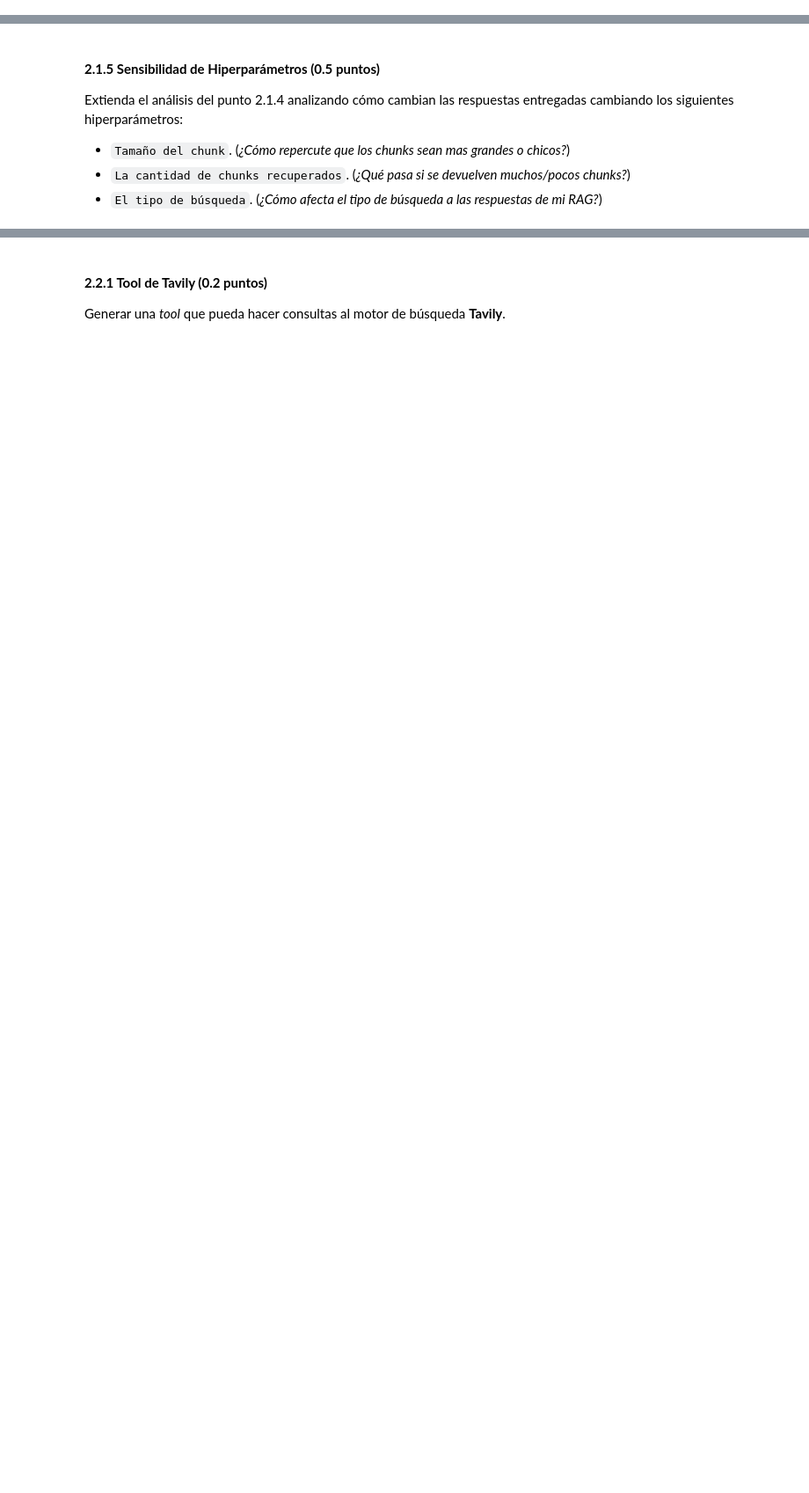
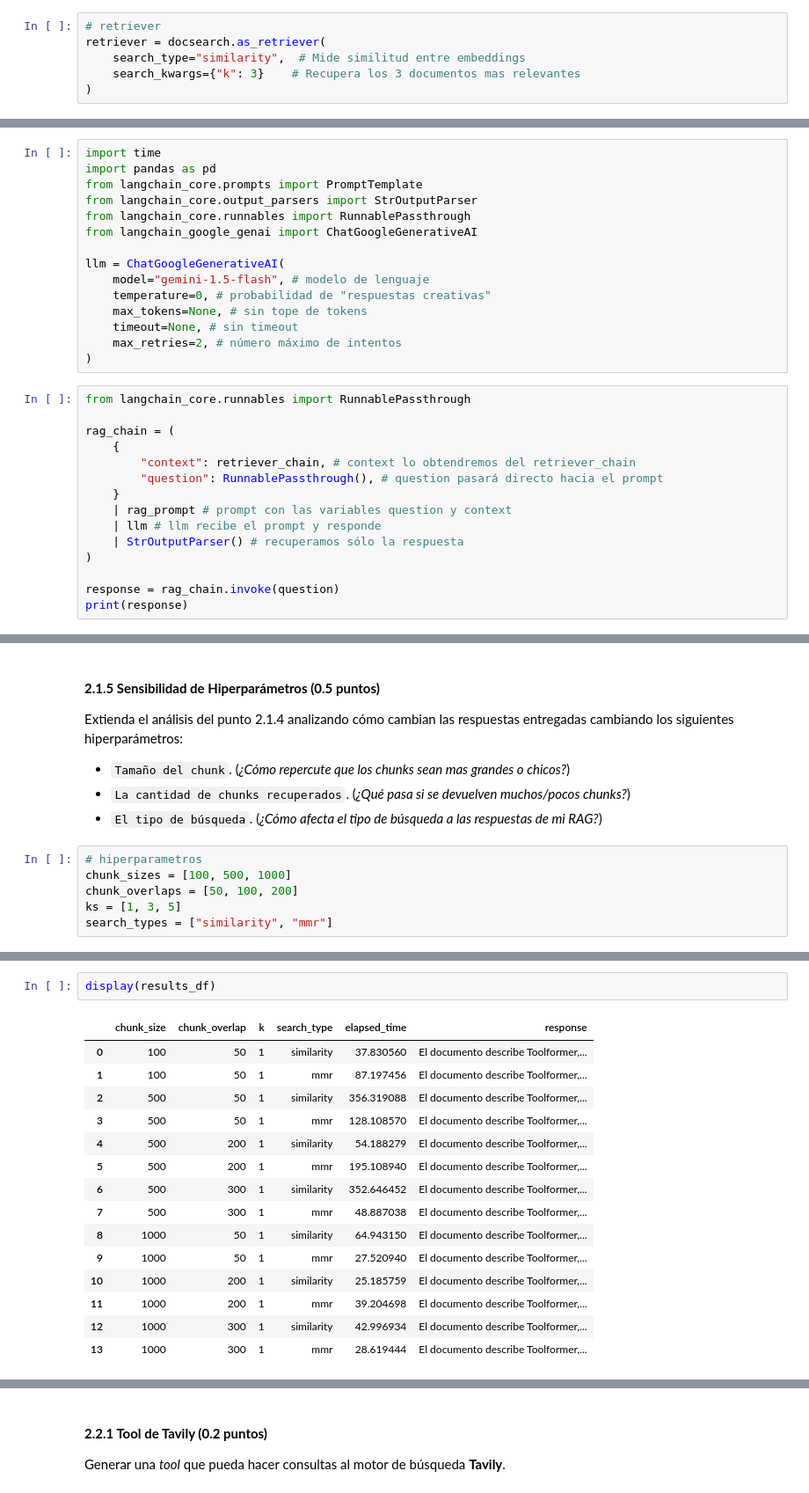
Before and after one commit to MartinTorricoP/Laboratorios_MDS7202, a Jupyter notebook: Lab_11/Lab11_MT_AT.ipynb, the cells around one changed output, grey strips where cells are left out. Shown at 88% size. Cells and saved outputs as stored; diff of their text form; blank space fills up the shorter version.

```diff
--- a/Lab_11/Lab11_MT_AT.ipynb
+++ b/Lab_11/Lab11_MT_AT.ipynb
@@ -227,3 +273,9 @@ Vectorice los documentos y almacene sus representaciones de manera acorde.
 #### **2.1.3 Habilitar RAG (0.3 puntos)**
 
 Habilite la solución RAG a través de una *chain* y guárdela en una variable.
+# %%
+# retriever
+retriever = docsearch.as_retriever(
+    search_type="similarity",  # Mide similitud entre embeddings
+    search_kwargs={"k": 3}    # Recupera los 3 documentos mas relevantes
+)
@@ -229,0 +334,30 @@ Habilite la solución RAG a través de una *chain* y guárdela en una variable.
+# %%
+import time
+import pandas as pd
+from langchain_core.prompts import PromptTemplate
+from langchain_core.output_parsers import StrOutputParser
+from langchain_core.runnables import RunnablePassthrough
+from langchain_google_genai import ChatGoogleGenerativeAI
+
+llm = ChatGoogleGenerativeAI(
+    model="gemini-1.5-flash", # modelo de lenguaje
+    temperature=0, # probabilidad de "respuestas creativas"
+    max_tokens=None, # sin tope de tokens
+    timeout=None, # sin timeout
+    max_retries=2, # número máximo de intentos
+)
+# %%
+from langchain_core.runnables import RunnablePassthrough
+
+rag_chain = (
+    {
+        "context": retriever_chain, # context lo obtendremos del retriever_chain
+        "question": RunnablePassthrough(), # question pasará directo hacia el prompt
+    }
+    | rag_prompt # prompt con las variables question y context
+    | llm # llm recibe el prompt y responde
+    | StrOutputParser() # recuperamos sólo la respuesta
+)
+
+response = rag_chain.invoke(question)
+print(response)
@@ -242,3 +409,9 @@ Extienda el análisis del punto 2.1.4 analizando cómo cambian las respuestas en
 - `Tamaño del chunk`. (*¿Cómo repercute que los chunks sean mas grandes o chicos?*)
 - `La cantidad de chunks recuperados`. (*¿Qué pasa si se devuelven muchos/pocos chunks?*)
 - `El tipo de búsqueda`. (*¿Cómo afecta el tipo de búsqueda a las respuestas de mi RAG?*)
+# %%
+# hiperparametros
+chunk_sizes = [100, 500, 1000]
+chunk_overlaps = [50, 100, 200]
+ks = [1, 3, 5]
+search_types = ["similarity", "mmr"]
@@ -244,0 +494,18 @@ Extienda el análisis del punto 2.1.4 analizando cómo cambian las respuestas en
+# %%
+display(results_df)
+# %% [output]
+|  | chunk_size | chunk_overlap | k | search_type | elapsed_time | response |
+| 0 | 100 | 50 | 1 | similarity | 37.830560 | El documento describe Toolformer,... |
+| 1 | 100 | 50 | 1 | mmr | 87.197456 | El documento describe Toolformer,... |
+| 2 | 500 | 50 | 1 | similarity | 356.319088 | El documento describe Toolformer,... |
+| 3 | 500 | 50 | 1 | mmr | 128.108570 | El documento describe Toolformer,... |
+| 4 | 500 | 200 | 1 | similarity | 54.188279 | El documento describe Toolformer,... |
+| 5 | 500 | 200 | 1 | mmr | 195.108940 | El documento describe Toolformer,... |
+| 6 | 500 | 300 | 1 | similarity | 352.646452 | El documento describe Toolformer,... |
+| 7 | 500 | 300 | 1 | mmr | 48.887038 | El documento describe Toolformer,... |
+| 8 | 1000 | 50 | 1 | similarity | 64.943150 | El documento describe Toolformer,... |
+| 9 | 1000 | 50 | 1 | mmr | 27.520940 | El documento describe Toolformer,... |
+| 10 | 1000 | 200 | 1 | similarity | 25.185759 | El documento describe Toolformer,... |
+| 11 | 1000 | 200 | 1 | mmr | 39.204698 | El documento describe Toolformer,... |
+| 12 | 1000 | 300 | 1 | similarity | 42.996934 | El documento describe Toolformer,... |
+| 13 | 1000 | 300 | 1 | mmr | 28.619444 | El documento describe Toolformer,... |
```
Also changed, not shown: parts of 34 cells of this notebook.
